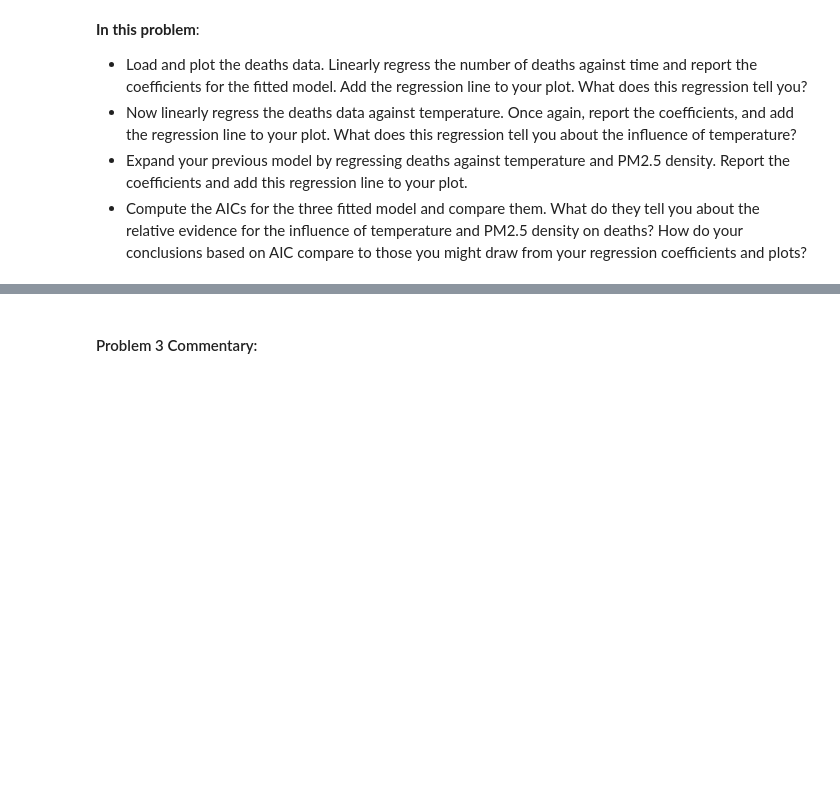
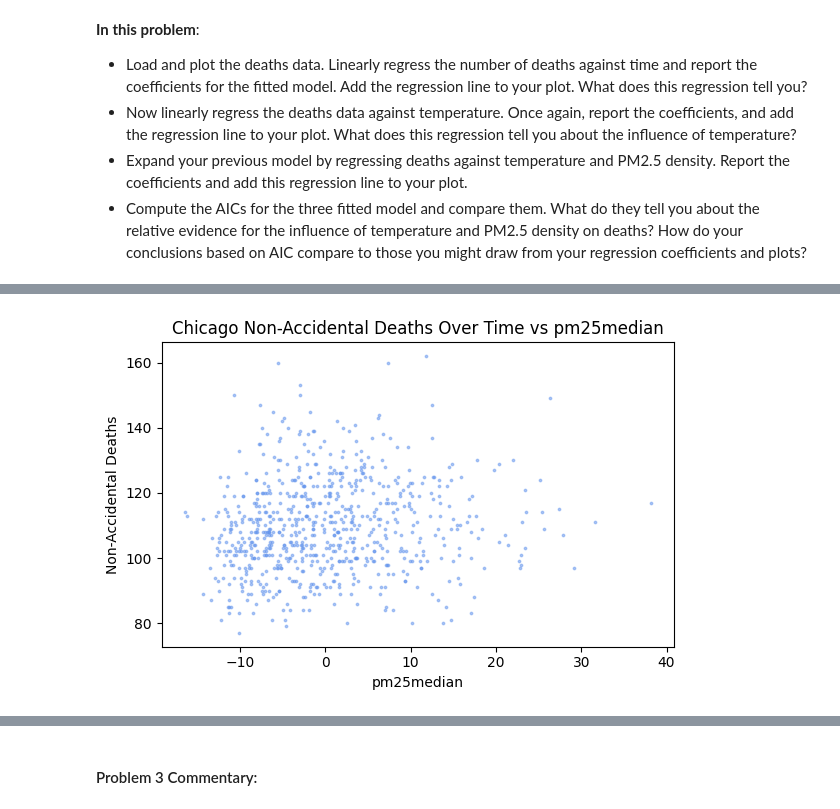
Before and after one commit to BEE4850-SP25/hw05-mcallen14, a Jupyter notebook: hw05.ipynb, the cells around one changed output, grey strips where cells are left out. Cells and saved outputs as stored; diff of their text form; code cells hidden in the pictures; blank space fills up the shorter version.

```diff
--- a/hw05.ipynb
+++ b/hw05.ipynb
@@ -696,0 +713,10 @@ dropped in your regressions.
+# %%
+plt.figure(figsize=(6, 4))
+plt.scatter(chicago_dat["pm25median"],chicago_dat["death"], color='cornflowerblue', alpha = 0.5, s = 3)
+plt.xlabel("pm25median")
+plt.ylabel("Non-Accidental Deaths")
+plt.title("Chicago Non-Accidental Deaths Over Time vs pm25median")
+plt.tight_layout()
+plt.show()
+# %% [output]
+[figure, added]
```
Also changed, not shown: parts of 9 cells of this notebook.
